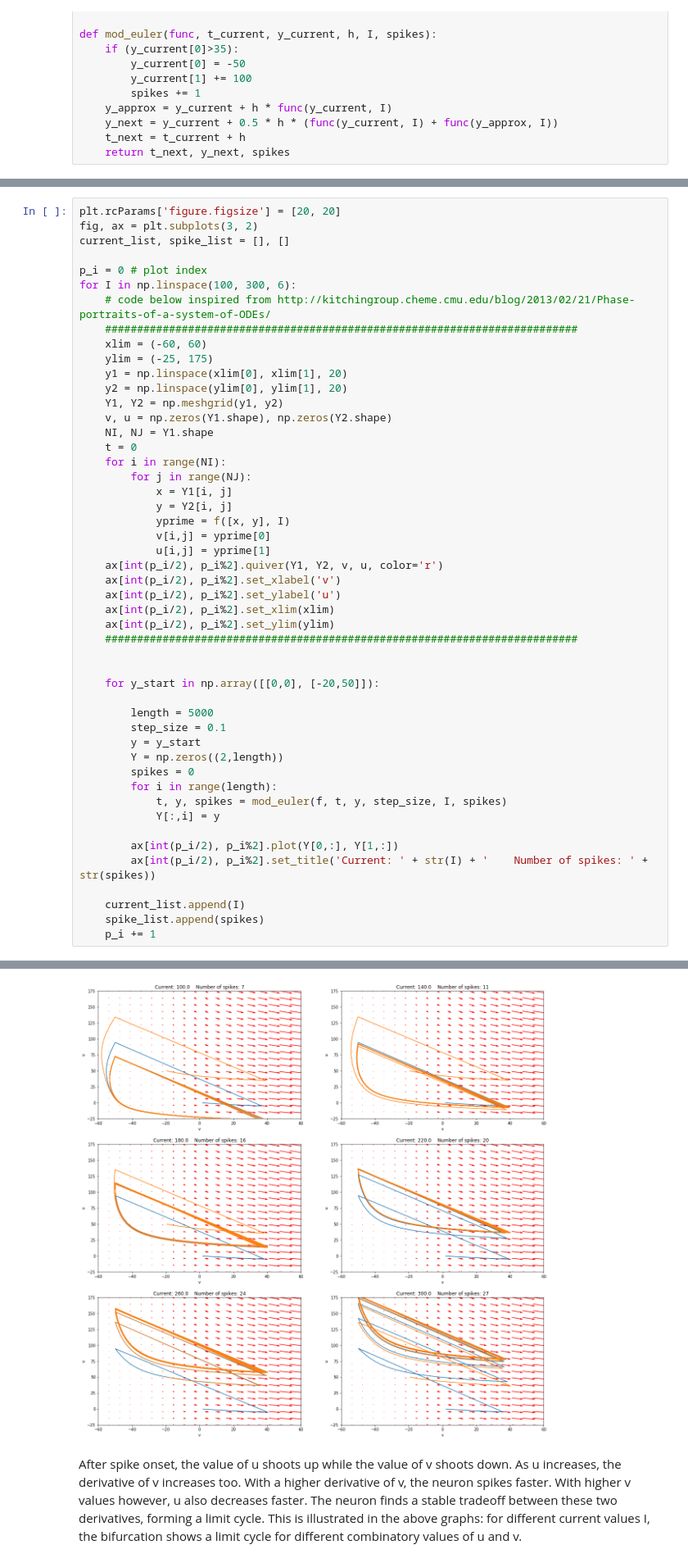
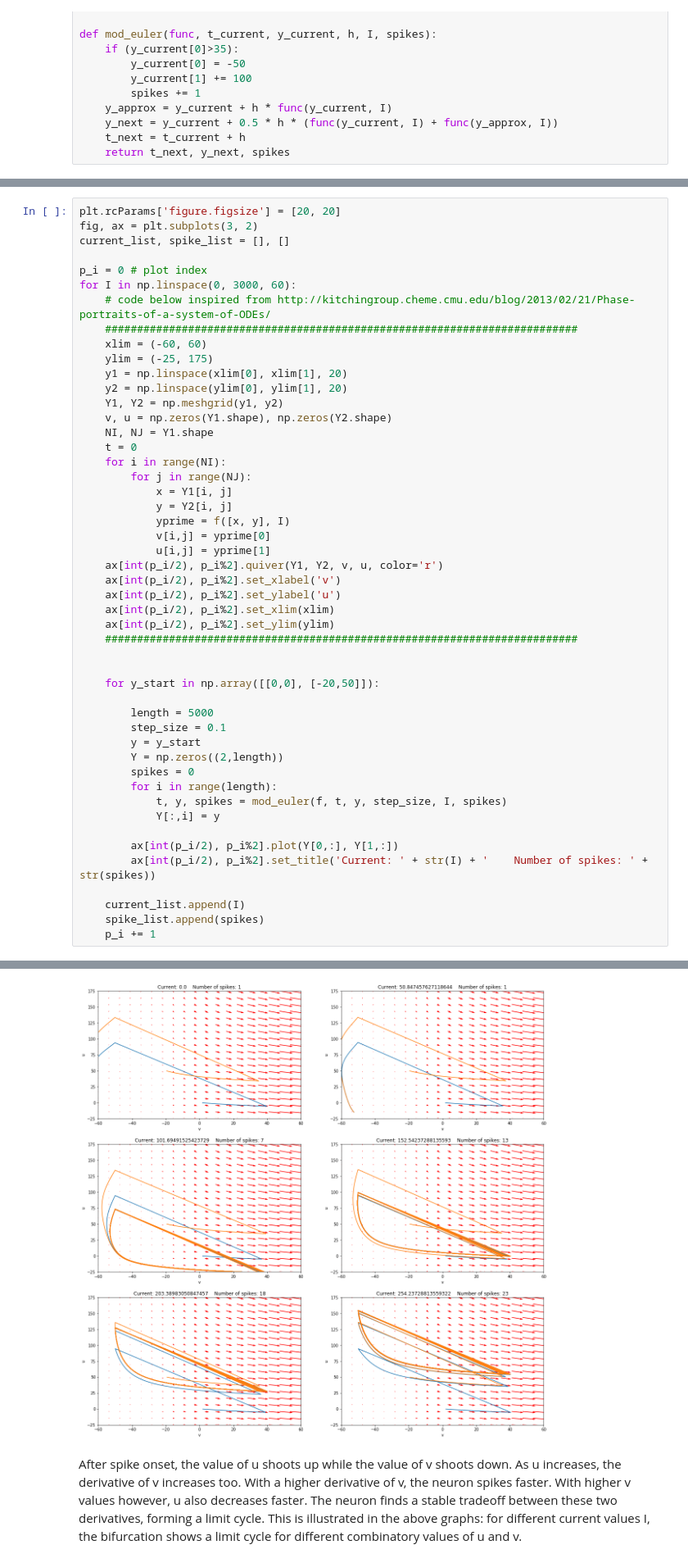
Before and after one commit to StefanIacob/CN_homework, a Jupyter notebook: Week_3/Week 3.ipynb, the cells around one changed output, grey strips where cells are left out. Shown at 82% size. Cells and saved outputs as stored; diff of their text form.

```diff
--- a/Week_3/Week 3.ipynb
+++ b/Week_3/Week 3.ipynb
@@ -33,7 +38,7 @@ fig, ax = plt.subplots(3, 2)
 current_list, spike_list = [], []
 
 p_i = 0 # plot index
-for I in np.linspace(100, 300, 6):
+for I in np.linspace(0, 3000, 60):
     # code below inspired from http://kitchingroup.cheme.cmu.edu/blog/2013/02/21/Phase-portraits-of-a-system-of-ODEs/
     ##########################################################################
     xlim = (-60, 60)
@@ -80,4 +86,4 @@ for I in np.linspace(100, 300, 6):
-[figure, old version]
+[figure, new version]
 # %% [markdown]
 After spike onset, the value of u shoots up while the value of v shoots down. As u increases, the derivative of v increases too. With a higher derivative of v, the neuron spikes faster. With higher v values however, u also decreases faster. The neuron finds a stable tradeoff between these two derivatives, forming a limit cycle. This is illustrated in the above graphs: for different current values I, the bifurcation shows a limit cycle for different combinatory values of u and v.
 # %%
```
Also changed, not shown: parts of 3 cells of this notebook, 4 other files.
